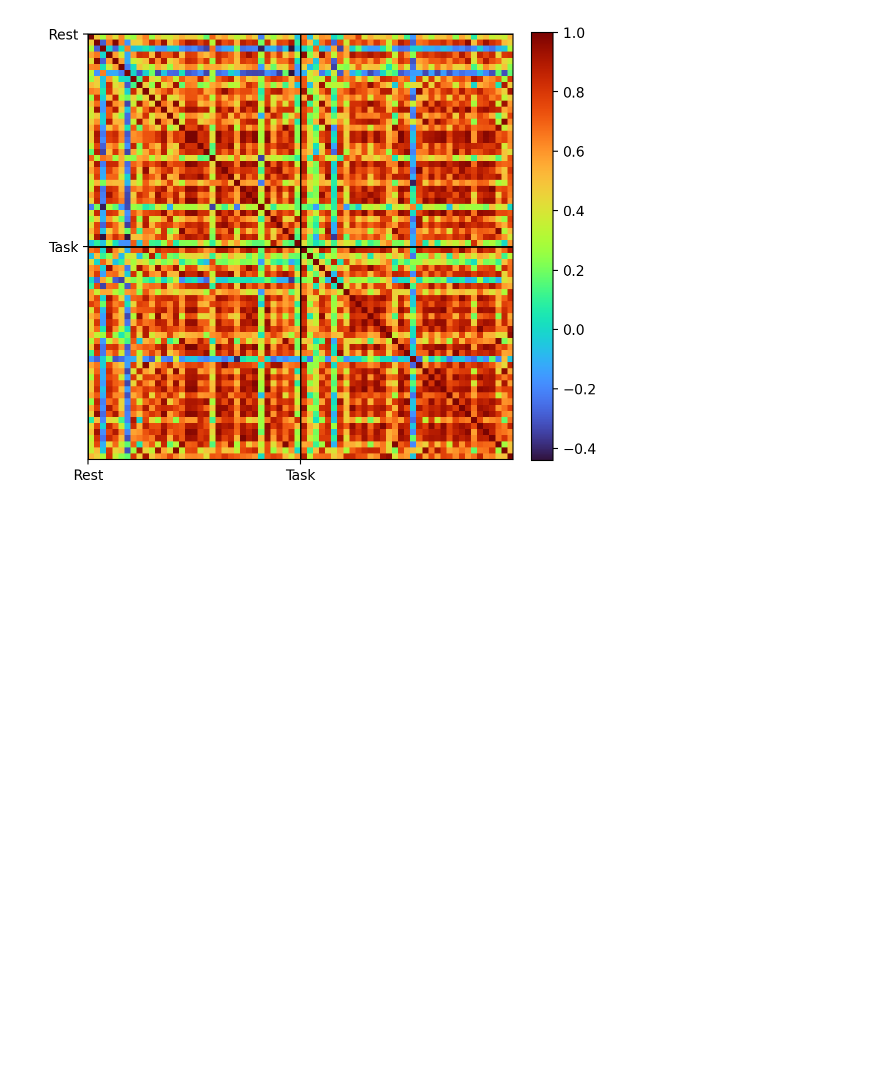
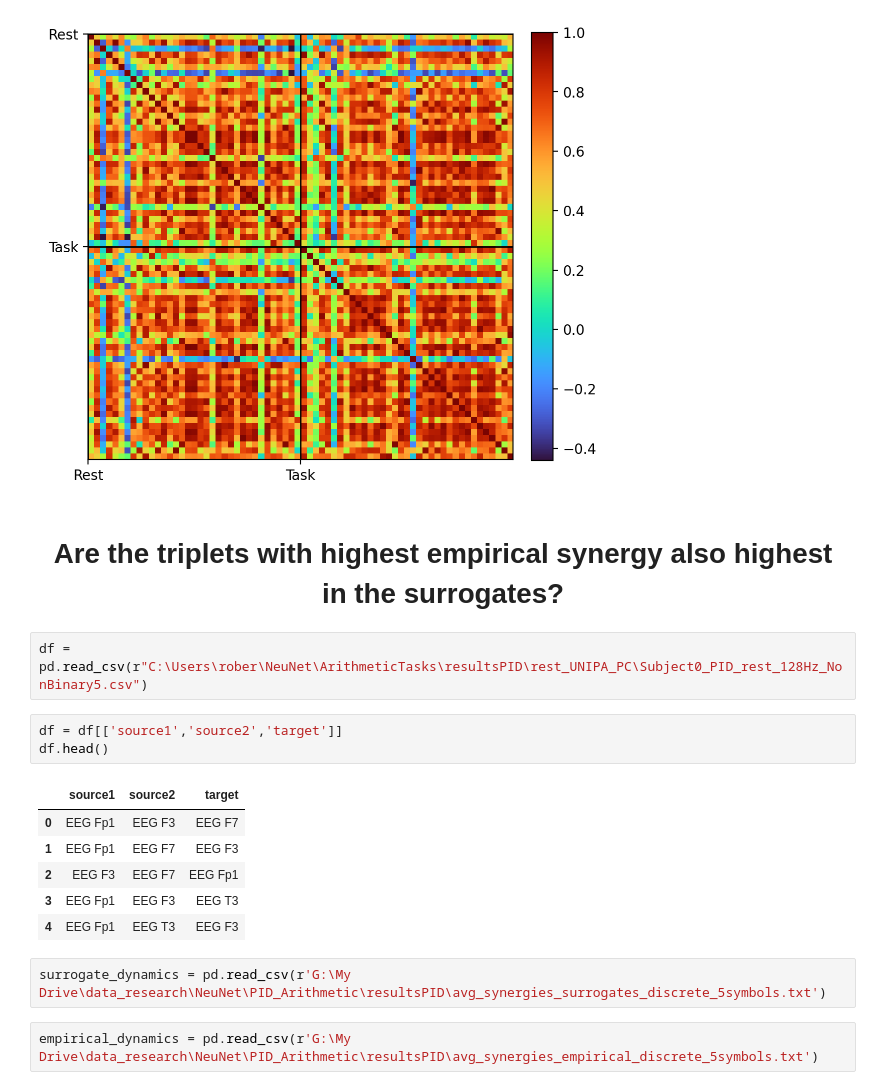
Before and after one commit to SigmaField/PID_Arithmetic_Code, a Jupyter notebook: Visualizations-ArithmeticTasksPID.ipynb, the cells around one changed output. Drawn from its saved outputs; the diff is of its cells as text; blank space fills up the shorter version.

```diff
--- a/Visualizations-ArithmeticTasksPID.ipynb
+++ b/Visualizations-ArithmeticTasksPID.ipynb
@@ -485,3 +476,21 @@ plt.colorbar(fraction=0.046, pad=0.04)
 # %% [output]
 <matplotlib.colorbar.Colorbar at 0x...>
 [figure]
+# %% [markdown]
+# <center> Are the triplets with highest empirical synergy also highest in the surrogates?
+# %%
+df = pd.read_csv(r"C:\Users\rober\NeuNet\ArithmeticTasks\resultsPID\rest_UNIPA_PC\Subject0_PID_rest_128Hz_NonBinary5.csv")
+# %%
+df = df[['source1','source2','target']]
+df.head()
+# %% [output]
+|  | source1 | source2 | target |
+| 0 | EEG Fp1 | EEG F3 | EEG F7 |
+| 1 | EEG Fp1 | EEG F7 | EEG F3 |
+| 2 | EEG F3 | EEG F7 | EEG Fp1 |
+| 3 | EEG Fp1 | EEG F3 | EEG T3 |
+| 4 | EEG Fp1 | EEG T3 | EEG F3 |
+# %%
+surrogate_dynamics = pd.read_csv(r'G:\My Drive\data_research\NeuNet\PID_Arithmetic\resultsPID\avg_synergies_surrogates_discrete_5symbols.txt')
+# %%
+empirical_dynamics = pd.read_csv(r'G:\My Drive\data_research\NeuNet\PID_Arithmetic\resultsPID\avg_synergies_empirical_discrete_5symbols.txt')
```
Also changed, not shown: parts of 11 cells of this notebook, 7 other files.
